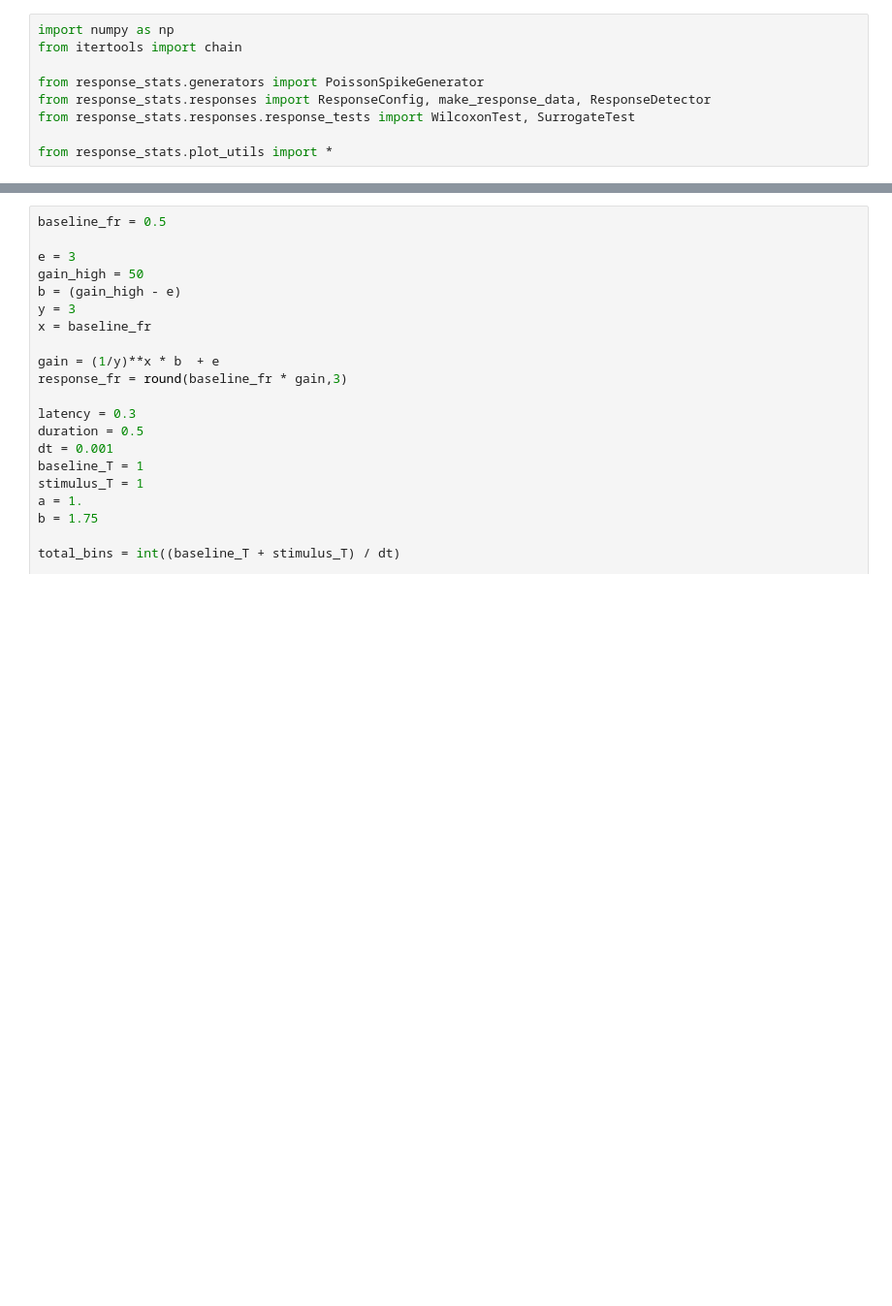
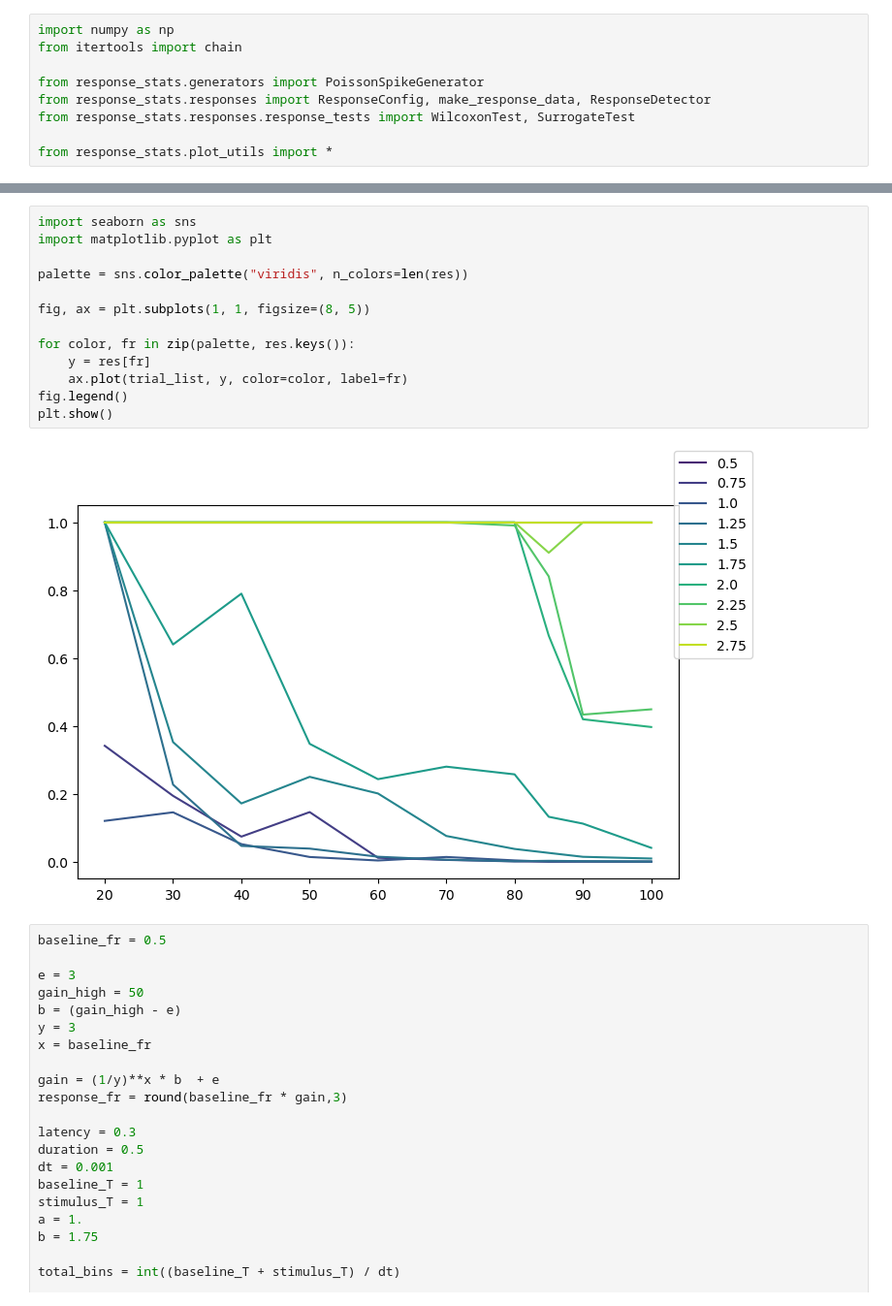
Before and after one commit to a-darcher/response_generator, a Jupyter notebook: dev_nbs/dev.ipynb, the cells around one changed output, grey strips where cells are left out. Shown at 97% size. Saved outputs shown, nothing was run; the diff lists cells and outputs as text; blank space fills up the shorter version.

```diff
--- a/dev_nbs/dev.ipynb
+++ b/dev_nbs/dev.ipynb
@@ -63,3 +157,18 @@ SpikeSummaryFigure(trial_activity, generator, detector, ).build()
+# %%
+import seaborn as sns
+import matplotlib.pyplot as plt
+
+palette = sns.color_palette("viridis", n_colors=len(res))
+
+fig, ax = plt.subplots(1, 1, figsize=(8, 5))
+
+for color, fr in zip(palette, res.keys()):
+    y = res[fr]
+    ax.plot(trial_list, y, color=color, label=fr)
+fig.legend()
+plt.show()
+# %% [output]
+[figure, added]
 # %%
 baseline_fr = 0.5
 
```
Also changed, not shown: parts of 2 cells of this notebook, 38 other files.
